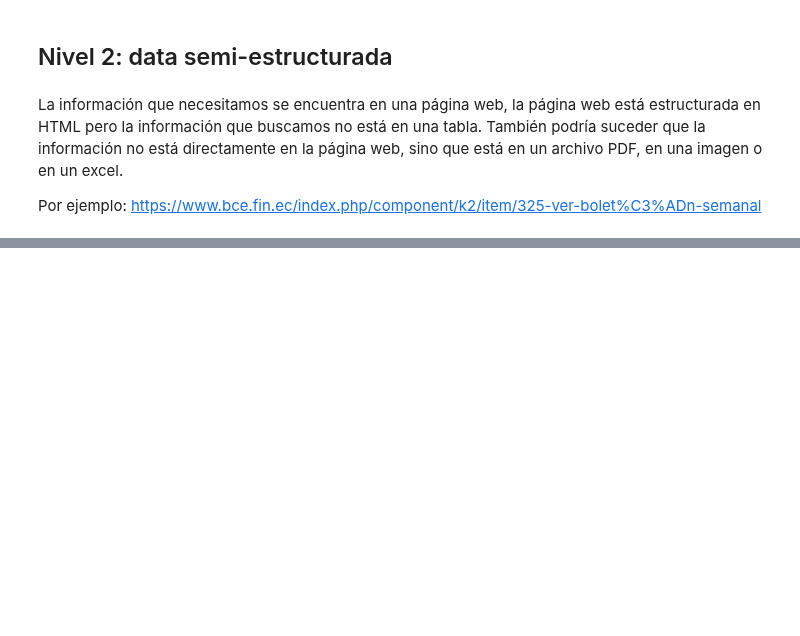
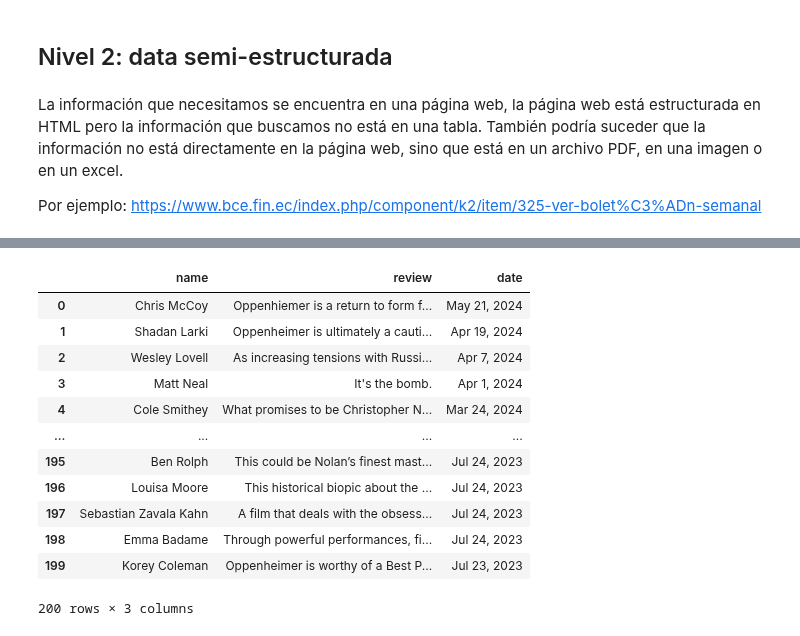
Before and after one commit to alejo-acosta/web-scraping, a Jupyter notebook: web-scraping-economía-UDLA.ipynb, the cells around one changed output, grey strips where cells are left out. Saved outputs shown, nothing was run; the diff lists cells and outputs as text; code cells hidden in the pictures; blank space fills up the shorter version.

```diff
--- a/web-scraping-economía-UDLA.ipynb
+++ b/web-scraping-economía-UDLA.ipynb
@@ -159,0 +259,7 @@ ValueError: too many values to unpack (expected 2)
+# %%
+url_opp = 'https://www.rottentomatoes.com/m/oppenheimer_2023/reviews'
+service = Service(executable_path="./chromedriver-windows")
+driver = webdriver.Chrome(service=service)
+driver.set_page_load_timeout(10)
+
+driver.get(url_opp)
@@ -159,0 +271,4 @@ ValueError: too many values to unpack (expected 2)
+# %%
+find_name = (By.CLASS_NAME, 'reviewer-name-and-publication')
+names = driver.find_elements(*find_name)
+names = [name.text.split('\n')[0] for name in names]
@@ -159,0 +284,18 @@ ValueError: too many values to unpack (expected 2)
+# %%
+# unir todo en un DataFrame
+df = pd.DataFrame({'name': names, 'review': reviews, 'date': dates})
+df
+# %% [output]
+|  | name | review | date |
+| 0 | Chris McCoy | Oppenhiemer is a return to form f... | May 21, 2024 |
+| 1 | Shadan Larki | Oppenheimer is ultimately a cauti... | Apr 19, 2024 |
+| 2 | Wesley Lovell | As increasing tensions with Russi... | Apr 7, 2024 |
+| 3 | Matt Neal | It's the bomb. | Apr 1, 2024 |
+| 4 | Cole Smithey | What promises to be Christopher N... | Mar 24, 2024 |
+| ... | ... | ... | ... |
+| 195 | Ben Rolph | This could be Nolan’s finest mast... | Jul 24, 2023 |
+| 196 | Louisa Moore | This historical biopic about the ... | Jul 24, 2023 |
+| 197 | Sebastian Zavala Kahn | A film that deals with the obsess... | Jul 24, 2023 |
+| 198 | Emma Badame | Through powerful performances, fi... | Jul 24, 2023 |
+| 199 | Korey Coleman | Oppenheimer is worthy of a Best P... | Jul 23, 2023 |
+200 rows × 3 columns
```
Also changed, not shown: parts of 18 cells of this notebook, 12 other files.
